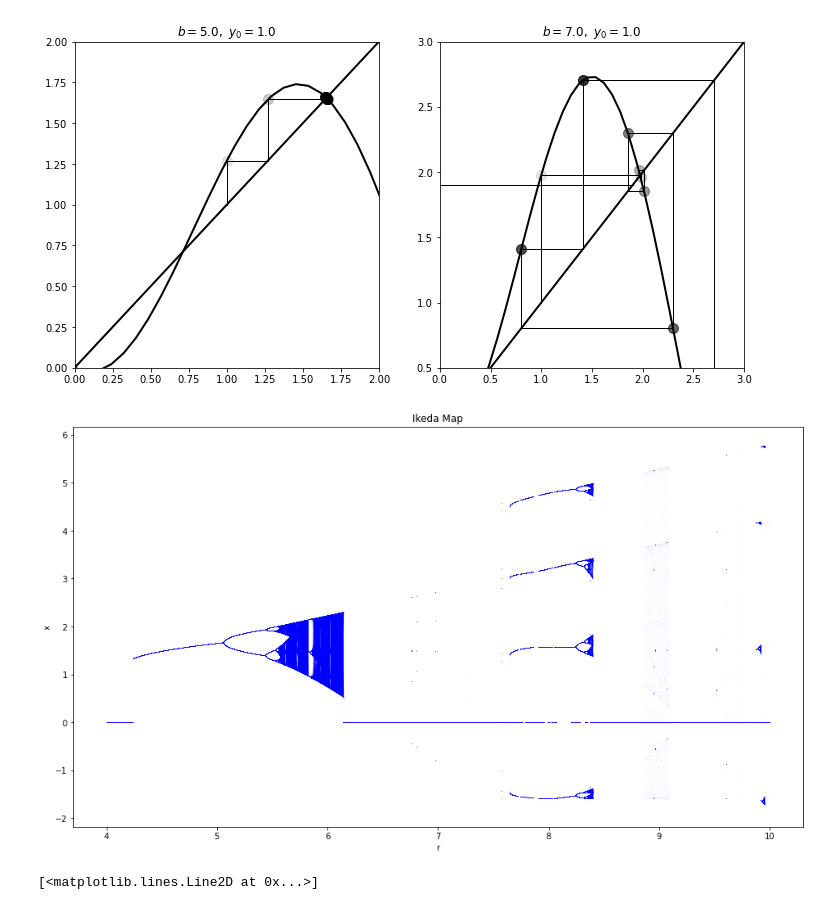
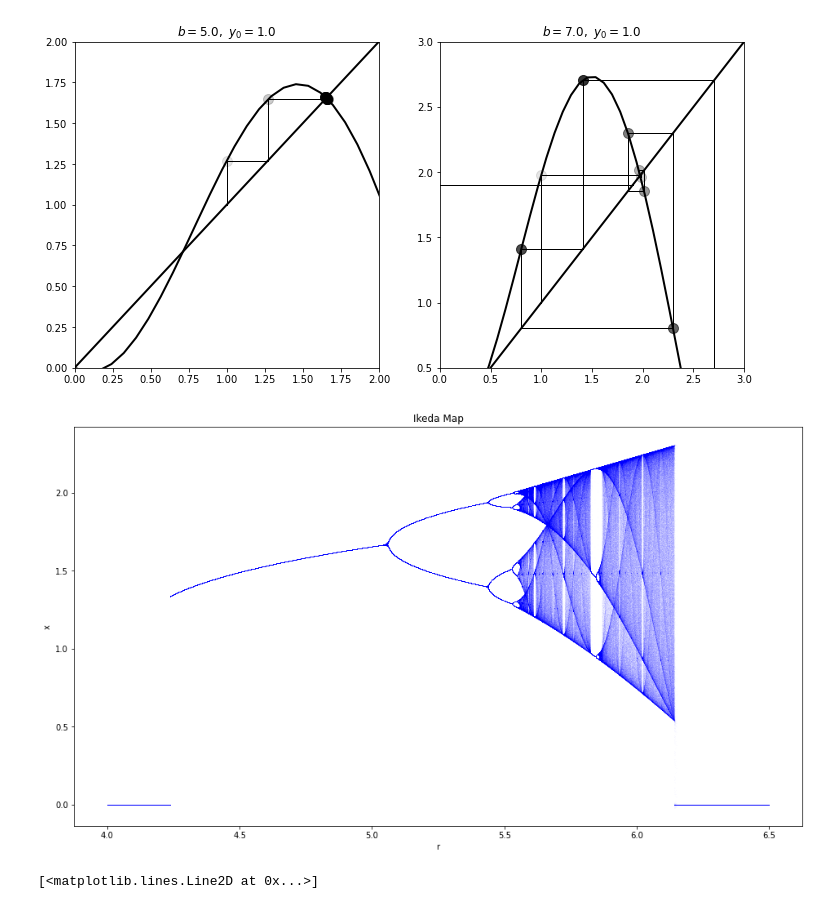
Before and after one commit to ihkim94/Ikeda, a Jupyter notebook: Ikeda_map.ipynb, the cells around one changed output. Drawn from its saved outputs; the diff is of its cells as text; code cells hidden in the pictures.

```diff
--- a/Ikeda_map.ipynb
+++ b/Ikeda_map.ipynb
@@ -113,9 +141,9 @@ ax4.set_ylim(0.5,3)
 [figure]
 [figure]
 # %%
-ikeda_map(500, 0.0001, 400, 4, 10)
+ikeda_map(500, 0.0001, 400, 4, 6.5)
 # %% [output]
-[figure, old version]
+[figure, new version]
 # %%
 import pylab
 def ikeda_map_scatter(reps=1000, accuracy=1000,numstoplot=200, low=4.3, high=10):
```
Also changed, not shown: parts of 1 cell of this notebook.
